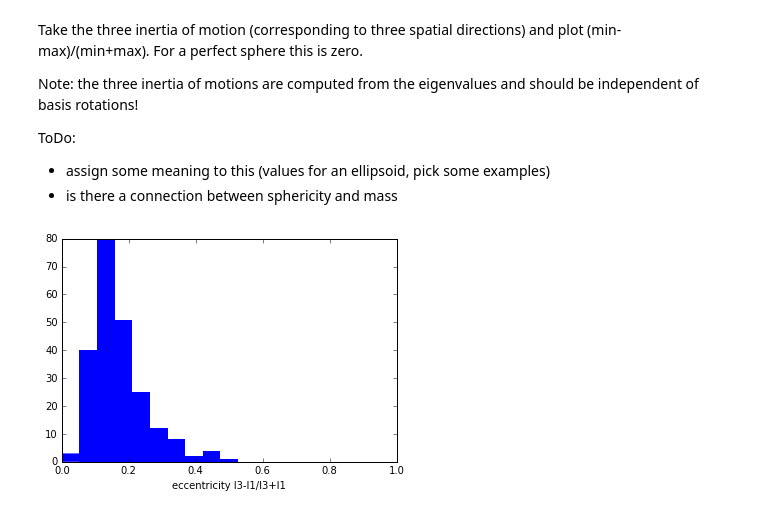
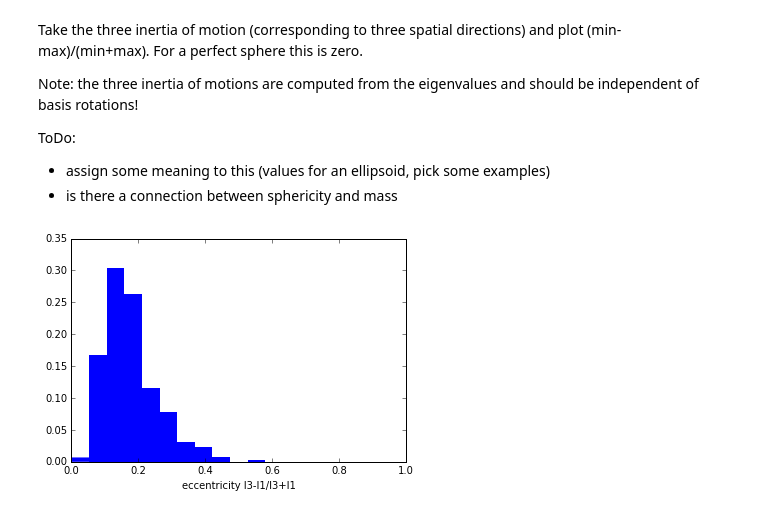
Before and after one commit to bufeo/MC-clustering, a Jupyter notebook: notebooks/MC-clustering_fullshift.ipynb, the cells around one changed output. Drawn from its saved outputs; the diff is of its cells as text; code cells hidden in the pictures.

```diff
--- a/notebooks/MC-clustering_fullshift.ipynb
+++ b/notebooks/MC-clustering_fullshift.ipynb
@@ -436,7 +383,9 @@ def sex (labels,labels2):
 
                 # actually some of the points found may already be part of a cluster
                 # account for all points in that cluster
-                if len(seta) > 1:
+                # changed from Javiers original code
+                # if len(seta) > 1:
+                if len(seta) > 0:
                     for lset in seta:
                         minimask = (newlabels == lset)
                         mask = np.logical_or(mask,minimask)
@@ -455,8 +404,7 @@ def sex (labels,labels2):
                 labels11[mask] = -2
 
             # store information about which labels have been grouped together
-            # TODO: why not also store the new label
-            dicta.append([labels[posi],labels2[posi]])
+            dicta.append([labels[posi],labels2[posi],ll])
 
 
     maxrelab = max(newlabels)
@@ -468,32 +416,42 @@ def sex (labels,labels2):
 
     for j in rela2:
         if j > -1 :
-            parla22 = (labels22  == j)
             # must anypoint of this MC need be asssotiated with a mc already present in newlabels?
-            # this part was change from Javiers initial code
+            # changed from Javiers initial code
             # asolabel = np.array(list(set(labels2[parla22])))
+            # parla22 = (labels22  == j)
+            parla22 = (labels2 == j)
             asolabel = np.array(list(set(newlabels[parla22])))
-            print(j, asolabel)
             asolabel = asolabel[asolabel > -1]
 
             ll2 = j
 
-            if asolabel == []:
+            # changed from Javiers original code:
+            #if asolabel == []
+            print(asolabel)
+            #if not asolabel.any():
+            if len(asolabel) == 0:
+                # changed from Javiers initial code
+                # first increase the counter THEN assign the label
+                print ('x')
+                counter +=1
                 newlabels[parla22] = maxrelab + counter
-                counter +=1
-                dicta.append([-1,ll2])
+                dicta.append([-1,ll2, maxrelab + counter])
+
             elif len(asolabel) > 0:
                 lala = min(asolabel)
 
                 for l in asolabel:
                     para = (newlabels == l)
                     newlabels[para] = lala
-                    dicta.append([lala,j])
+                    dicta.append([-1,j, lala])
                 newlabels[parla22] = lala
 
             labels11[parla22] = -2
             labels22[parla22] = -2
 
+    print('crosscheck: # of points not visited by the function: %d' %(sum(newlabels==-2)))
+    print('final number of clusters found: %d' %(len(set(newlabels))))
     return newlabels, list(dicta)
 # %%
 newlabels, dicta = sex(labels,labels2)
@@ -596,7 +565,8 @@ def reshift_to_1(label, masslabels, pos):
     cordi = pos[masslabels == label]
 
     # 2. iterate over directions
-    shift_vector = [0,0,0]
+    #shift_vector = [0,0,0]
+    shift_vector = np.zeros(3)
     for axis in range(0,3):
 
         # 2.a) get the set of coordinates in one direction
@@ -604,7 +574,7 @@ def reshift_to_1(label, masslabels, pos):
 
         # 2.b) check if the direction needs a shift
         if coordinates_1d[0] == 0 and coordinates_1d[-1] == n-1:
-
+            print('label: %3d, crossing axis %d' %(label, axis))
             #2.c) find the right magnitude for the shift
             # all coordinates which are not in the list
             free_points = [x for x in xrange(0,n) if x not in coordinates_1d]
@@ -629,4 +599,4 @@ def reshift_to_1(label, masslabels, pos):
     # 3. apply all three shifts to the cluster
     cordi = np.add(cordi, shift_vector)%n
 
-    return cordi
+    return cordi, shift_vector
@@ -779,14 +741,16 @@ ToDo:
 # %%
 ecc = []
 for i in range(0,len(pain)):
     mix = min(pain[i])
     man = max(pain[i])
     ecc.append((man-mix)/(man+mix))
     # print(mix, man)
 
+weights = np.ones_like(ecc)/float(len(ecc))
+plt.hist(ecc,bins=np.linspace(0,1,20), lw=0, weights=weights)
+#for item in p:
+#    item.set_height(item.get_height()/sum(x))
 plt.xlabel('eccentricity I3-I1/I3+I1')
-
-plt.hist(ecc,bins=np.linspace(0,1,20), lw=0)
 plt.show()
 # %% [output]
-[figure, old version]
+[figure, new version]
```
Also changed, not shown: parts of 43 cells of this notebook, 25 other files.
